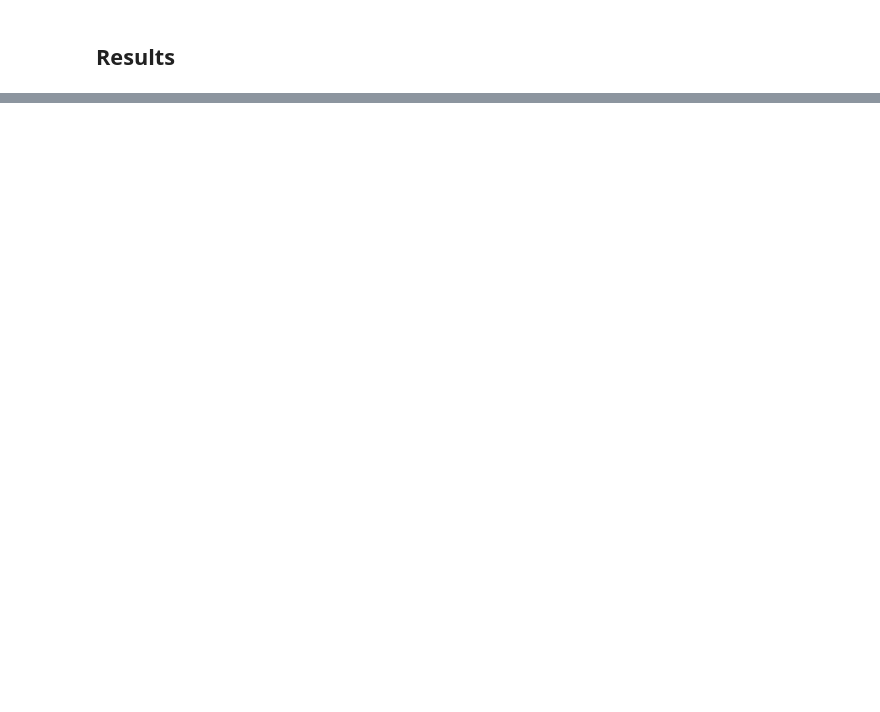
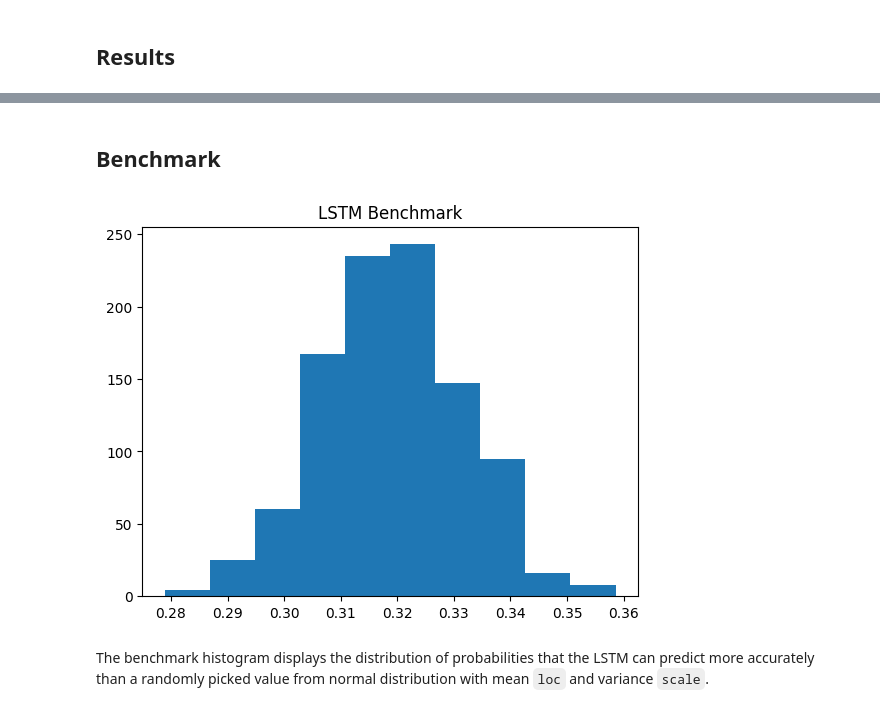
Before and after one commit to oooyiyangc/lstm-stock, a Jupyter notebook: lstm-stock-price-prediction.ipynb, the cells around one changed output, grey strips where cells are left out. Drawn from its saved outputs; the diff is of its cells as text; code cells hidden in the pictures; blank space fills up the shorter version.

```diff
--- a/lstm-stock-price-prediction.ipynb
+++ b/lstm-stock-price-prediction.ipynb
@@ -247,0 +248,19 @@ plt.show()
+# %% [markdown]
+## Benchmark
+# %%
+def benchmark(iterations=1000, loc=0, scale=0.01):
+
+    b_score_list = []
+    for _ in np.arange(iterations):
+        x_rand = original[-y_test.shape[0]:] * (1 + np.random.normal(loc, scale, size=y_test.shape))
+        b_score = np.mean(np.abs(y_test_pred - y_test).flatten() < np.abs(x_rand - y_test).flatten())
+        b_score_list.append(b_score)
+
+    plt.hist(b_score_list)
+    plt.title("LSTM Benchmark")
+
+benchmark()
+# %% [output]
+[figure, added]
+# %% [markdown]
+The benchmark histogram displays the distribution of probabilities that the LSTM can predict more accurately than a randomly picked value from normal distribution with mean `loc` and variance `scale`.
```
Also changed, not shown: parts of 10 cells of this notebook, 1 other file.
